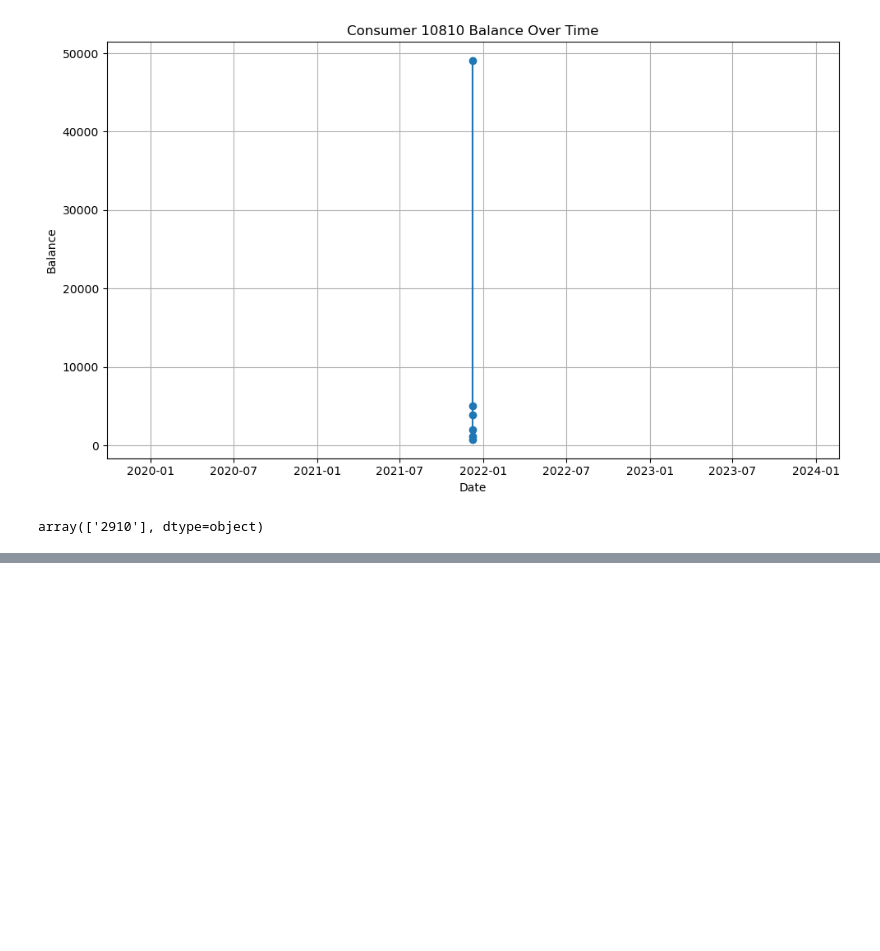
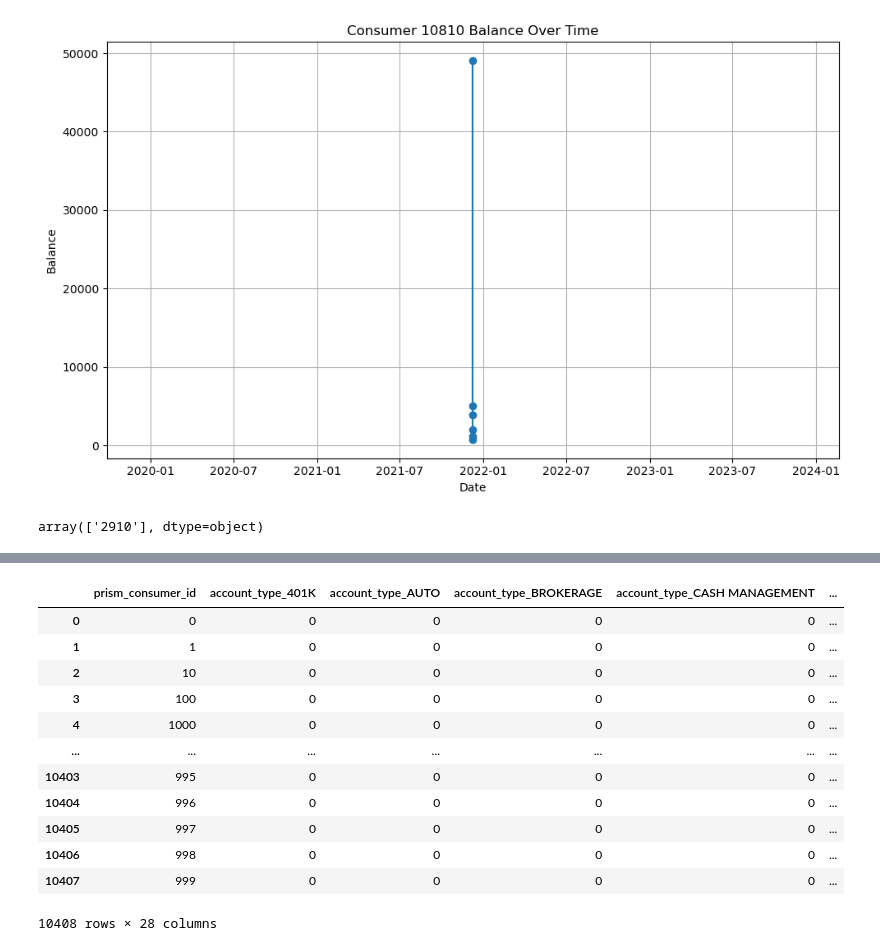
Before and after one commit to hillarychang/dsc180b-capstone-q2, a Jupyter notebook: src/notebooks/kurumi_q2_eda.ipynb, the cells around one changed output, grey strips where cells are left out. Saved outputs shown, nothing was run; the diff lists cells and outputs as text; code cells hidden in the pictures; blank space fills up the shorter version.

```diff
--- a/src/notebooks/kurumi_q2_eda.ipynb
+++ b/src/notebooks/kurumi_q2_eda.ipynb
@@ -288,0 +344,17 @@ array(['2910'], dtype=object)
+# %%
+one_hot_eval = one_hot_aggregated.merge(consumer, on="prism_consumer_id")
+one_hot_eval
+# %% [output]
+|  | prism_consumer_id | account_type_401K | account_type_AUTO | account_type_BROKERAGE | account_type_CASH MANAGEMENT | ... |
+| 0 | 0 | 0 | 0 | 0 | 0 | ... |
+| 1 | 1 | 0 | 0 | 0 | 0 | ... |
+| 2 | 10 | 0 | 0 | 0 | 0 | ... |
+| 3 | 100 | 0 | 0 | 0 | 0 | ... |
+| 4 | 1000 | 0 | 0 | 0 | 0 | ... |
+| ... | ... | ... | ... | ... | ... | ... |
+| 10403 | 995 | 0 | 0 | 0 | 0 | ... |
+| 10404 | 996 | 0 | 0 | 0 | 0 | ... |
+| 10405 | 997 | 0 | 0 | 0 | 0 | ... |
+| 10406 | 998 | 0 | 0 | 0 | 0 | ... |
+| 10407 | 999 | 0 | 0 | 0 | 0 | ... |
+10408 rows × 28 columns
```
Also changed, not shown: parts of 18 cells of this notebook.
